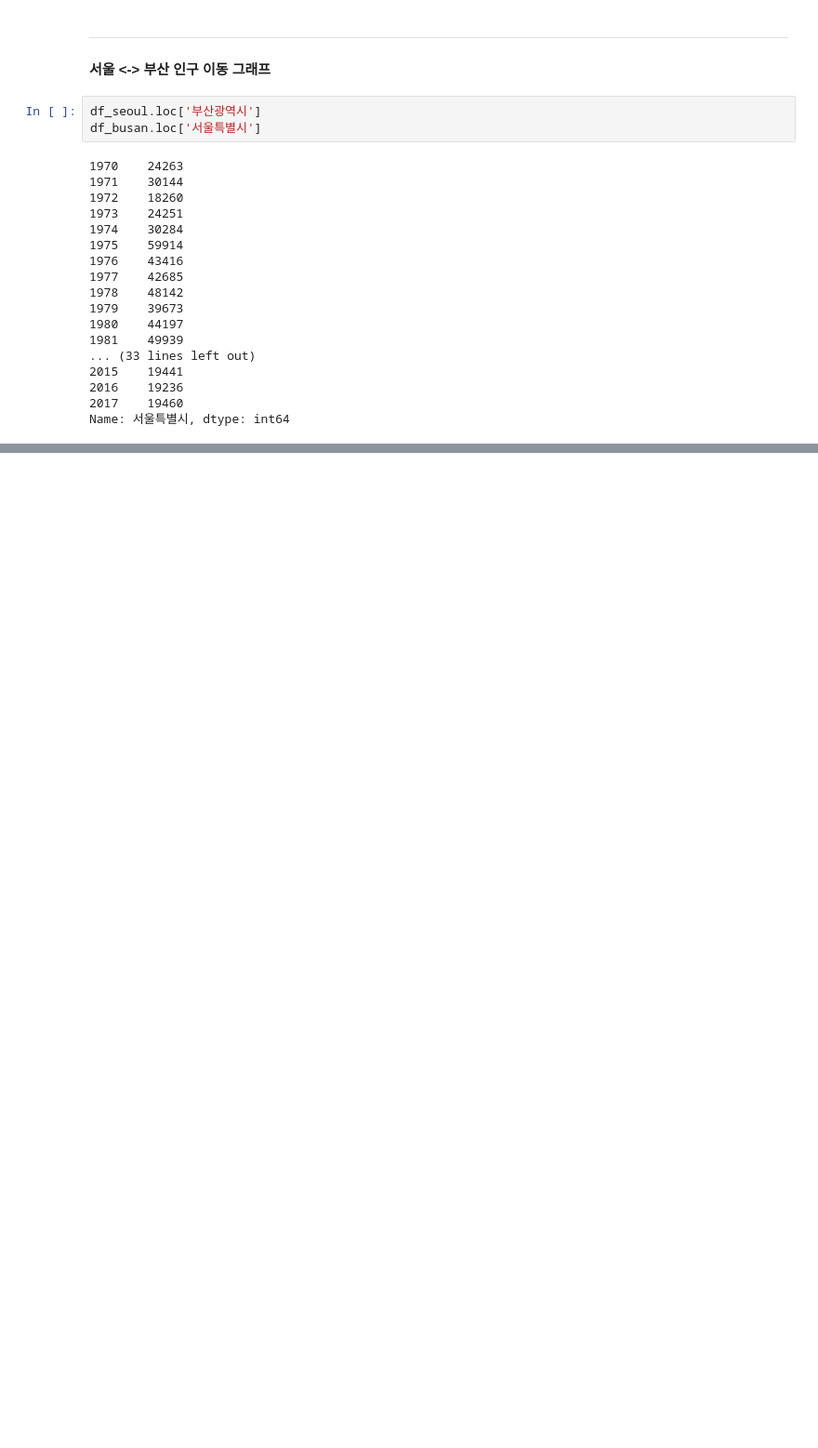
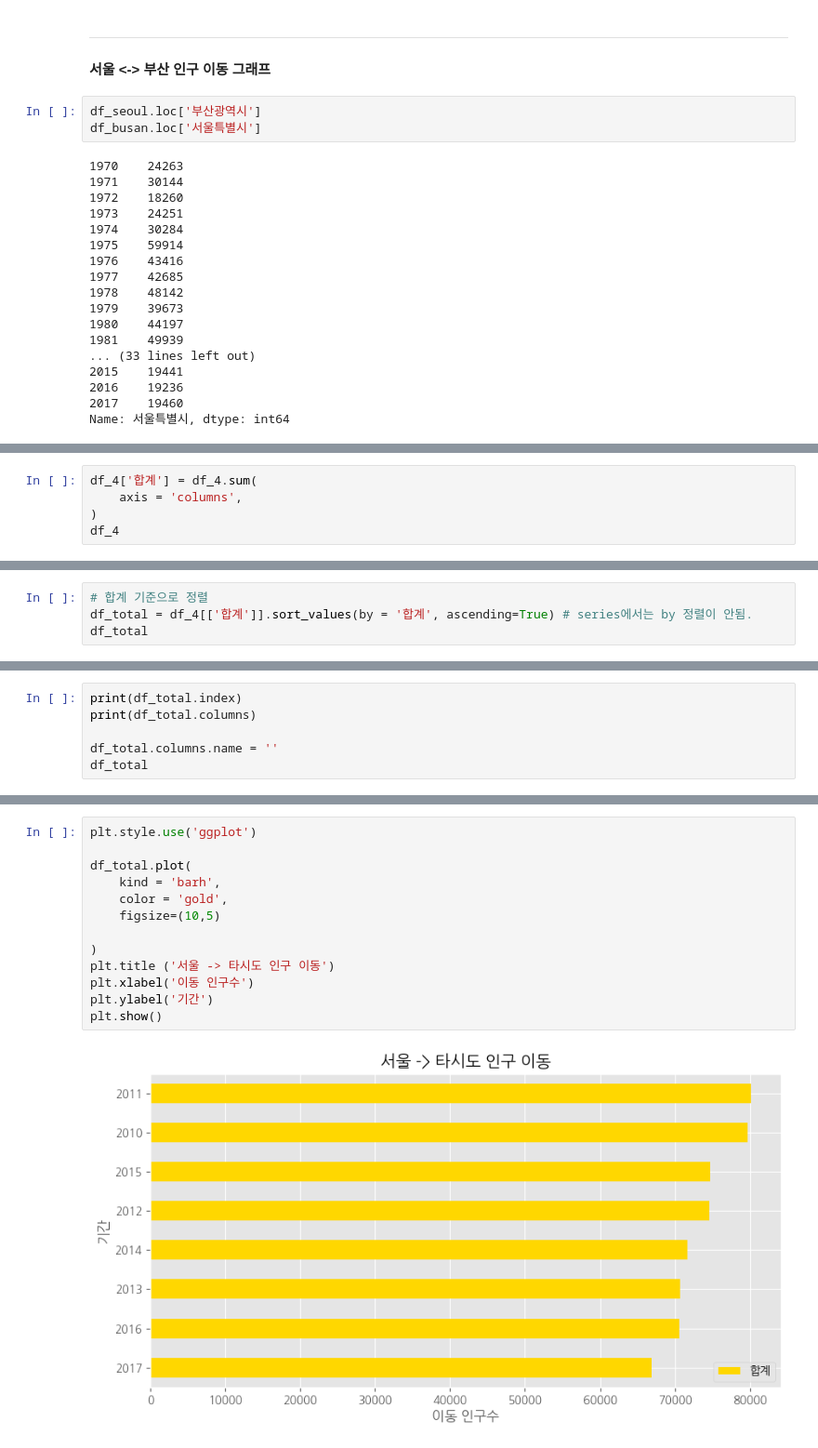
Before and after one commit to Hgracefield/dataAnalysis, a Jupyter notebook: Note/08.시각화도구.ipynb, the cells around one changed output, grey strips where cells are left out. Shown at 93% size. Cells and saved outputs as stored; diff of their text form; blank space fills up the shorter version.

```diff
--- a/Note/08.시각화도구.ipynb
+++ b/Note/08.시각화도구.ipynb
@@ -925,0 +1009,5 @@ plt.show()
+# %%
+df_4['합계'] = df_4.sum(
+    axis = 'columns',
+)
+df_4
@@ -925,0 +1024,4 @@ plt.show()
+# %%
+# 합계 기준으로 정렬
+df_total = df_4[['합계']].sort_values(by = '합계', ascending=True) # series에서는 by 정렬이 안됨.
+df_total
@@ -925,0 +1038,6 @@ plt.show()
+# %%
+print(df_total.index)
+print(df_total.columns)
+
+df_total.columns.name = ''
+df_total
@@ -925,0 +1056,15 @@ plt.show()
+# %%
+plt.style.use('ggplot')
+
+df_total.plot(
+    kind = 'barh',
+    color = 'gold',
+    figsize=(10,5)
+
+)
+plt.title ('서울 -> 타시도 인구 이동')
+plt.xlabel('이동 인구수')
+plt.ylabel('기간')
+plt.show()
+# %% [output]
+[figure, added]
```
Also changed, not shown: parts of 12 cells of this notebook, 1 other file.
